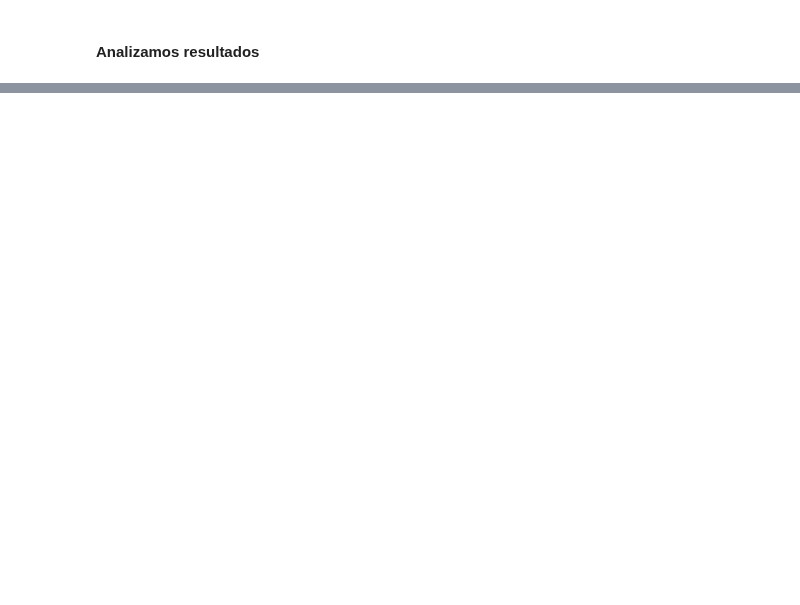
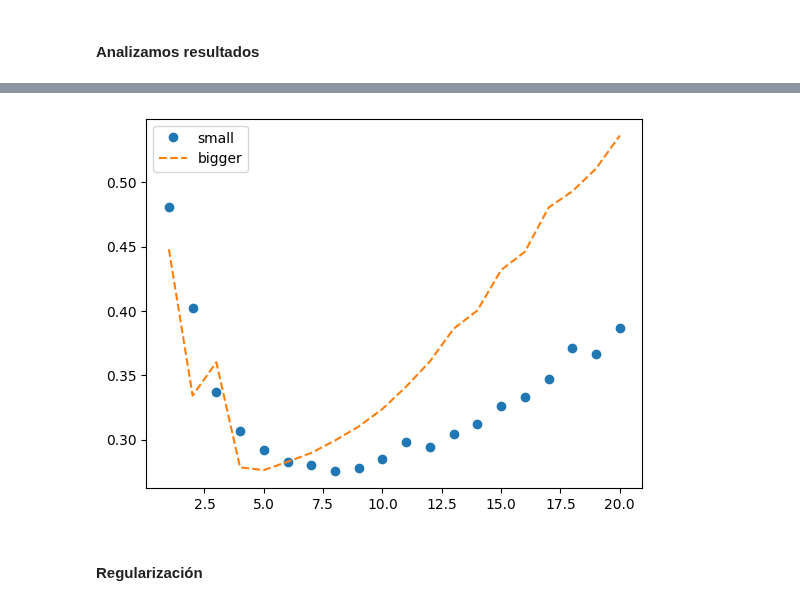
Before and after one commit to feltoxXx/Deep-Learning-Computer-Vision, a Jupyter notebook: Curso de Fundamentos de Redes Neuronales con Python y Keras/5_clasificacion_binaria.ipynb, the cells around one changed output, grey strips where cells are left out. Cells and saved outputs as stored; diff of their text form; code cells hidden in the pictures; blank space fills up the shorter version.

```diff
--- a/Curso de Fundamentos de Redes Neuronales con Python y Keras/5_clasificacion_binaria.ipynb
+++ b/Curso de Fundamentos de Redes Neuronales con Python y Keras/5_clasificacion_binaria.ipynb
@@ -104,0 +90,16 @@ model.evaluate(x_test, y_test)
+# %%
+# Modelo con mismas capas y menos neuronas
+model2 = models.Sequential()
+model2.add(layers.Dense(4, activation='relu', input_shape=(10000,)))
+model2.add(layers.Dense(4, activation='relu'))
+model2.add(layers.Dense(1, activation='sigmoid'))
+
+model2.compile(optimizer='rmsprop',
+              loss='binary_crossentropy',
+             metrics=['accuracy'])
+
+history2 = model2.fit(partial_x_train,
+                   partial_y_train,
+                   epochs=20,
+                   batch_size=512,
+                   validation_data=(x_val,y_val))
@@ -104,0 +124,15 @@ model.evaluate(x_test, y_test)
+# %%
+# Analizamos resultados de este segundo modelo con el primero
+history_dict2 = history2.history
+loss_values2 = history_dict2['loss']
+val_loss_values_2 = history_dict2['val_loss']
+
+epoch = range(1,len(loss_values)+1)
+plt.plot(epoch,val_loss_values_2, 'o',label='small')
+plt.plot(epoch,val_loss_values, '--',label='bigger')
+plt.legend()
+plt.show()
+# %% [output]
+[figure, added]
+# %% [markdown]
+#### Regularización
```
Also changed, not shown: parts of 10 cells of this notebook.
